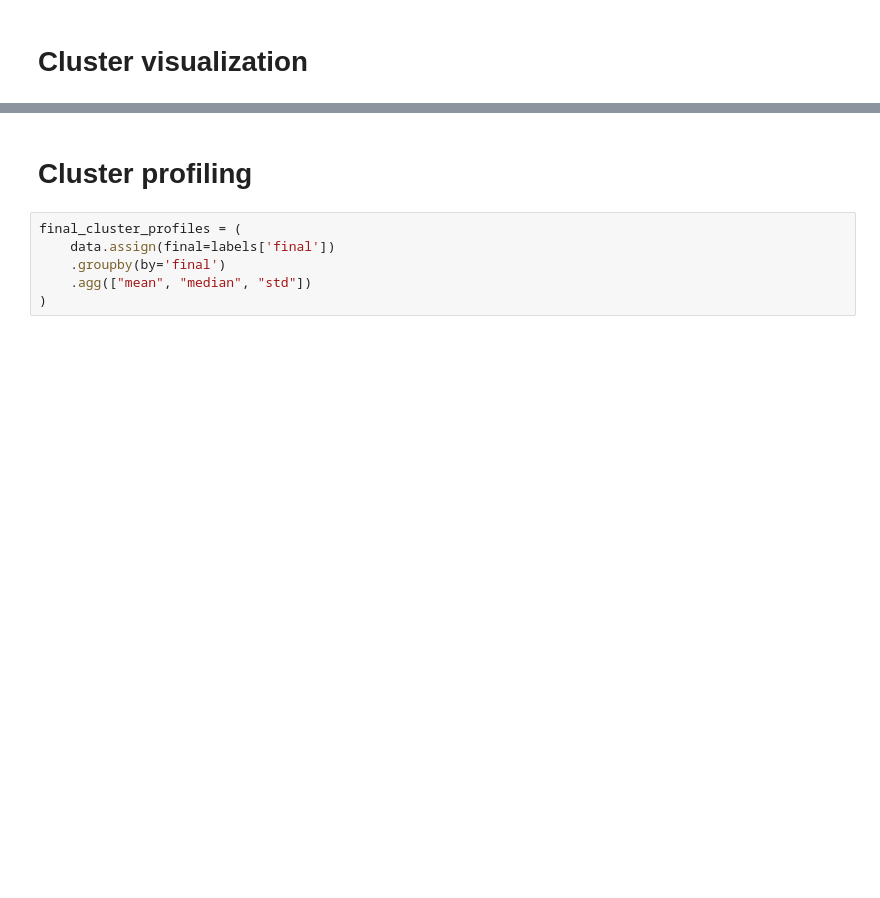
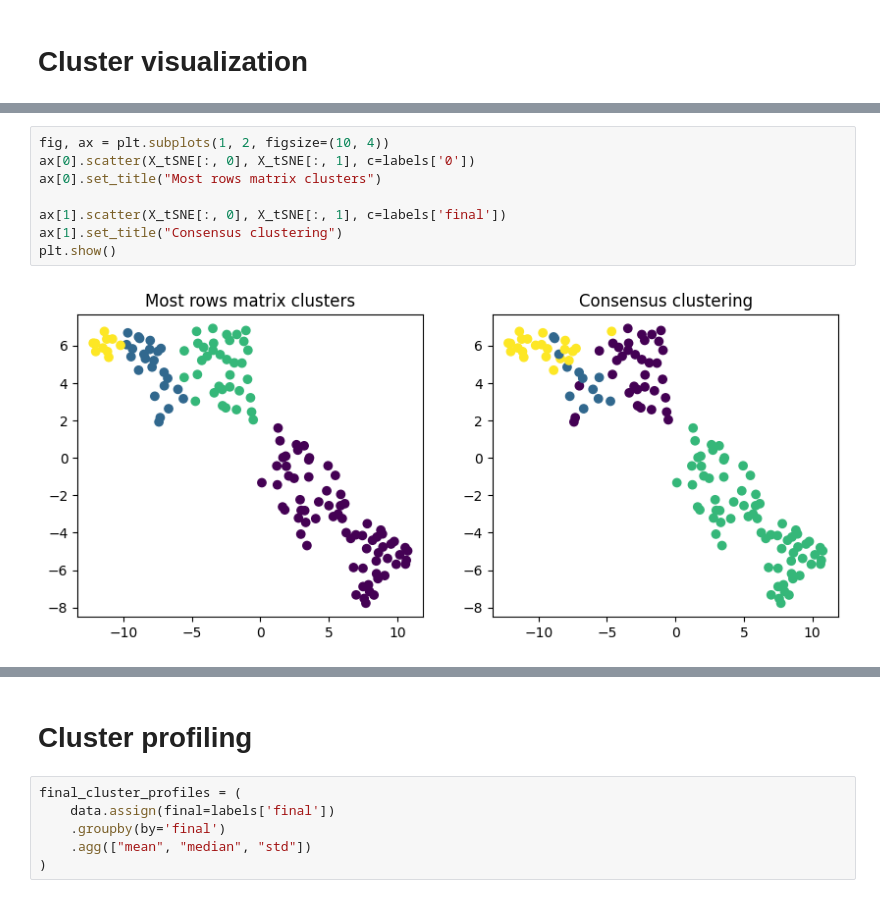
Before and after one commit to reebme/financial-attitudes-clustering, a Jupyter notebook: Notebooks/04_Clustering_Analysis.ipynb, the cells around one changed output, grey strips where cells are left out. Saved outputs shown, nothing was run; the diff lists cells and outputs as text; blank space fills up the shorter version.

```diff
--- a/Notebooks/04_Clustering_Analysis.ipynb
+++ b/Notebooks/04_Clustering_Analysis.ipynb
@@ -63,0 +66,10 @@ plt.scatter(X_tSNE[:, 0], X_tSNE[:, 1], c=labels['0'])
+# %%
+fig, ax = plt.subplots(1, 2, figsize=(10, 4))
+ax[0].scatter(X_tSNE[:, 0], X_tSNE[:, 1], c=labels['0'])
+ax[0].set_title("Most rows matrix clusters")
+
+ax[1].scatter(X_tSNE[:, 0], X_tSNE[:, 1], c=labels['final'])
+ax[1].set_title("Consensus clustering")
+plt.show()
+# %% [output]
+[figure, added]
```
Also changed, not shown: parts of 17 cells of this notebook, 3 other files.
